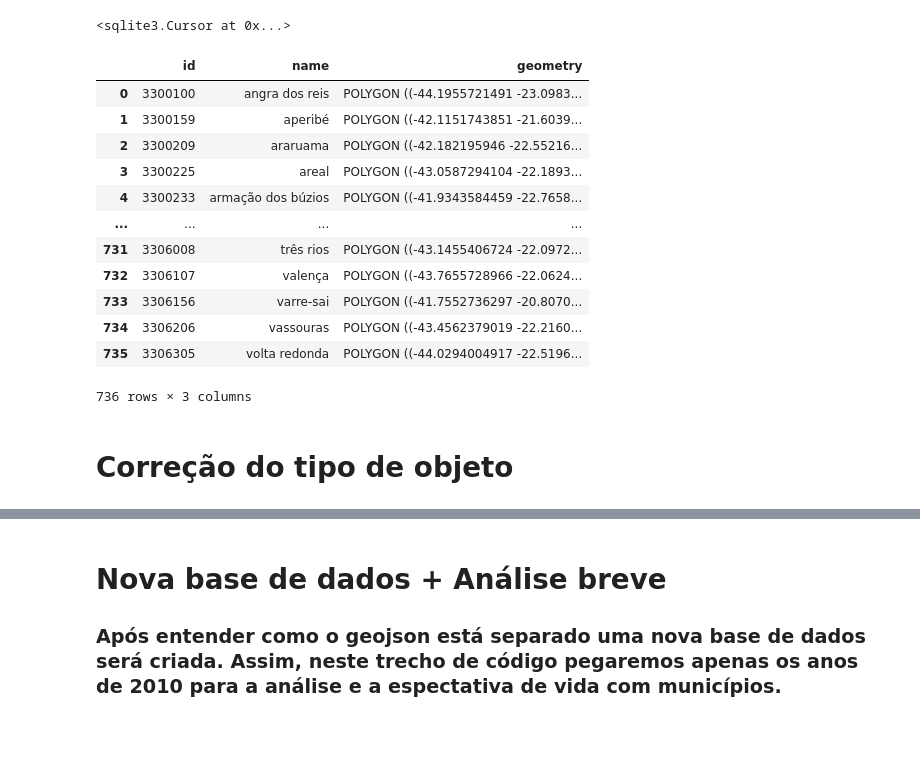
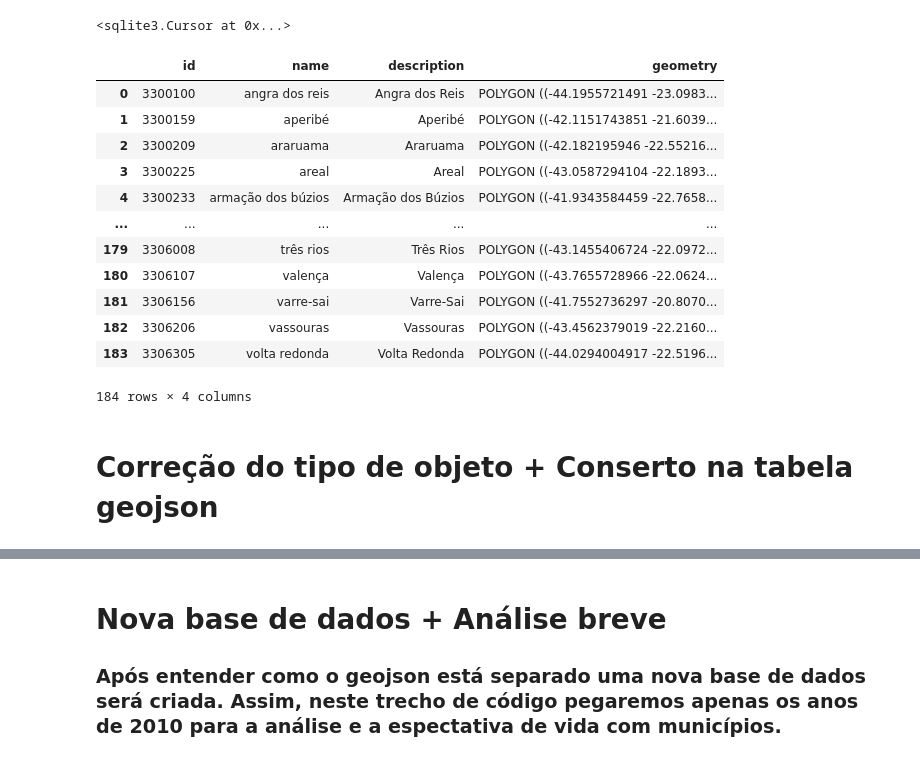
Before and after one commit to lfzinho/Geodata-Analisys, a Jupyter notebook: novo_notebook_27.ipynb, the cells around one changed output, grey strips where cells are left out. Cells and saved outputs as stored; diff of their text form; code cells hidden in the pictures; blank space fills up the shorter version.

Commit message:
Mais consertos

```diff
--- a/novo_notebook_27.ipynb
+++ b/novo_notebook_27.ipynb
@@ -25,29 +27,29 @@ for row in db.itertuples():
 conn.commit()
 # %%
 con = sqlite3.connect("dados_teste.db")
-db = pd.read_sql_query("SELECT * from dadosrj", con)
+banco_de_dados = pd.read_sql_query("SELECT * from dadosrj", con)
 
 con.close()
 
 atlas = pd.read_csv("atlas.csv")
-db["name"] = db["name"].str.lower()
-municipios = db["name"].unique()
+banco_de_dados["name"] = banco_de_dados["name"].str.lower()
+municipios = banco_de_dados["name"].unique()
 
-db
+banco_de_dados
 # %% [output]
-|  | id | name | geometry |
-| 0 | 3300100 | angra dos reis | POLYGON ((-44.1955721491 -23.0983... |
-| 1 | 3300159 | aperibé | POLYGON ((-42.1151743851 -21.6039... |
-| 2 | 3300209 | araruama | POLYGON ((-42.182195946 -22.55216... |
-| 3 | 3300225 | areal | POLYGON ((-43.0587294104 -22.1893... |
-| 4 | 3300233 | armação dos búzios | POLYGON ((-41.9343584459 -22.7658... |
-| ... | ... | ... | ... |
-| 731 | 3306008 | três rios | POLYGON ((-43.1455406724 -22.0972... |
-| 732 | 3306107 | valença | POLYGON ((-43.7655728966 -22.0624... |
-| 733 | 3306156 | varre-sai | POLYGON ((-41.7552736297 -20.8070... |
-| 734 | 3306206 | vassouras | POLYGON ((-43.4562379019 -22.2160... |
-| 735 | 3306305 | volta redonda | POLYGON ((-44.0294004917 -22.5196... |
+|  | id | name | description | geometry |
+| 0 | 3300100 | angra dos reis | Angra dos Reis | POLYGON ((-44.1955721491 -23.0983... |
+| 1 | 3300159 | aperibé | Aperibé | POLYGON ((-42.1151743851 -21.6039... |
+| 2 | 3300209 | araruama | Araruama | POLYGON ((-42.182195946 -22.55216... |
+| 3 | 3300225 | areal | Areal | POLYGON ((-43.0587294104 -22.1893... |
+| 4 | 3300233 | armação dos búzios | Armação dos Búzios | POLYGON ((-41.9343584459 -22.7658... |
+| ... | ... | ... | ... | ... |
+| 179 | 3306008 | três rios | Três Rios | POLYGON ((-43.1455406724 -22.0972... |
+| 180 | 3306107 | valença | Valença | POLYGON ((-43.7655728966 -22.0624... |
+| 181 | 3306156 | varre-sai | Varre-Sai | POLYGON ((-41.7552736297 -20.8070... |
+| 182 | 3306206 | vassouras | Vassouras | POLYGON ((-43.4562379019 -22.2160... |
+| 183 | 3306305 | volta redonda | Volta Redonda | POLYGON ((-44.0294004917 -22.5196... |
-736 rows × 3 columns
+184 rows × 4 columns
 # %% [markdown]
-<h1>Correção do tipo de objeto</h1>
+<h1>Correção do tipo de objeto + Conserto na tabela geojson</h1>
 # %%
```
Also changed, not shown: parts of 7 cells of this notebook, 1 other file.
